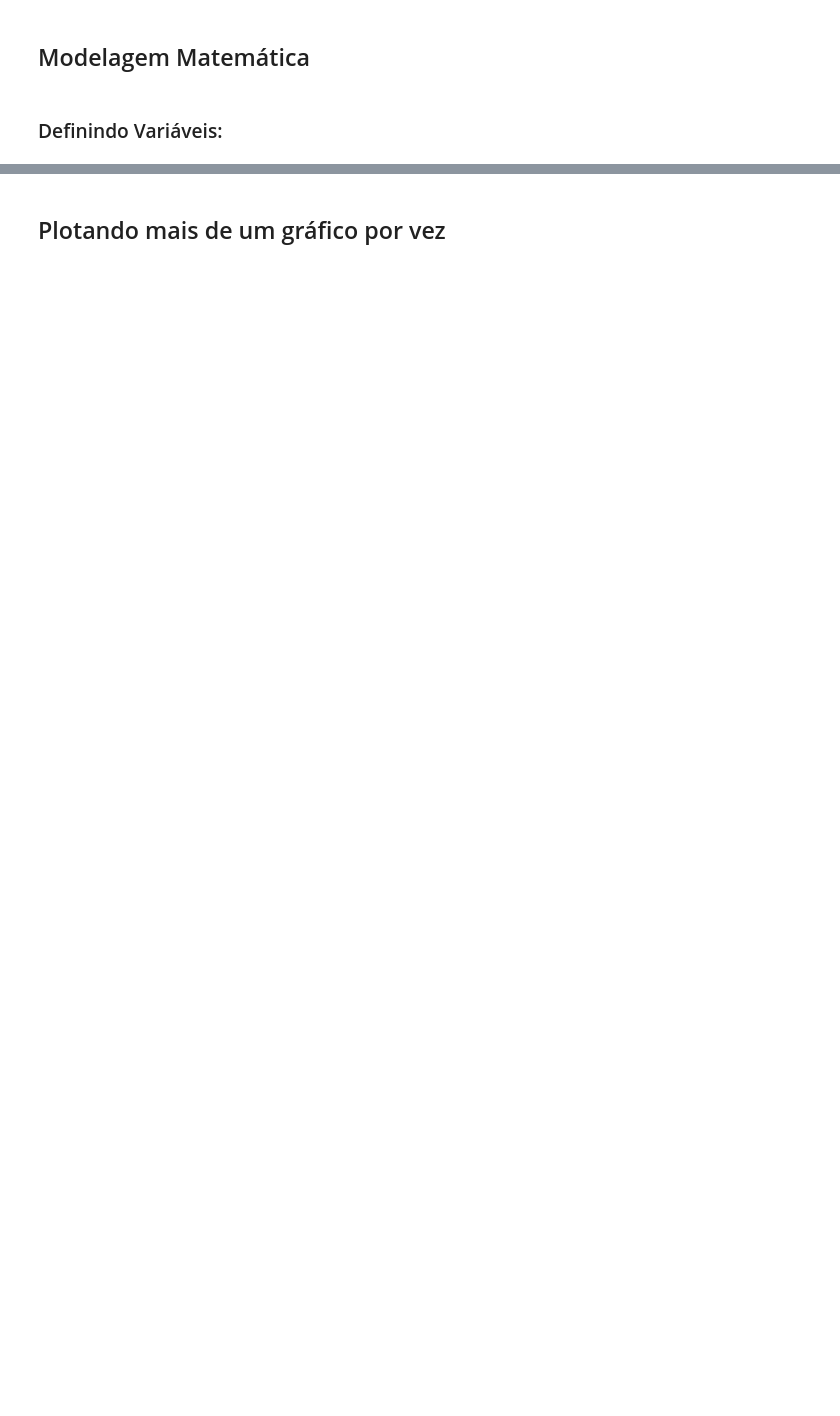
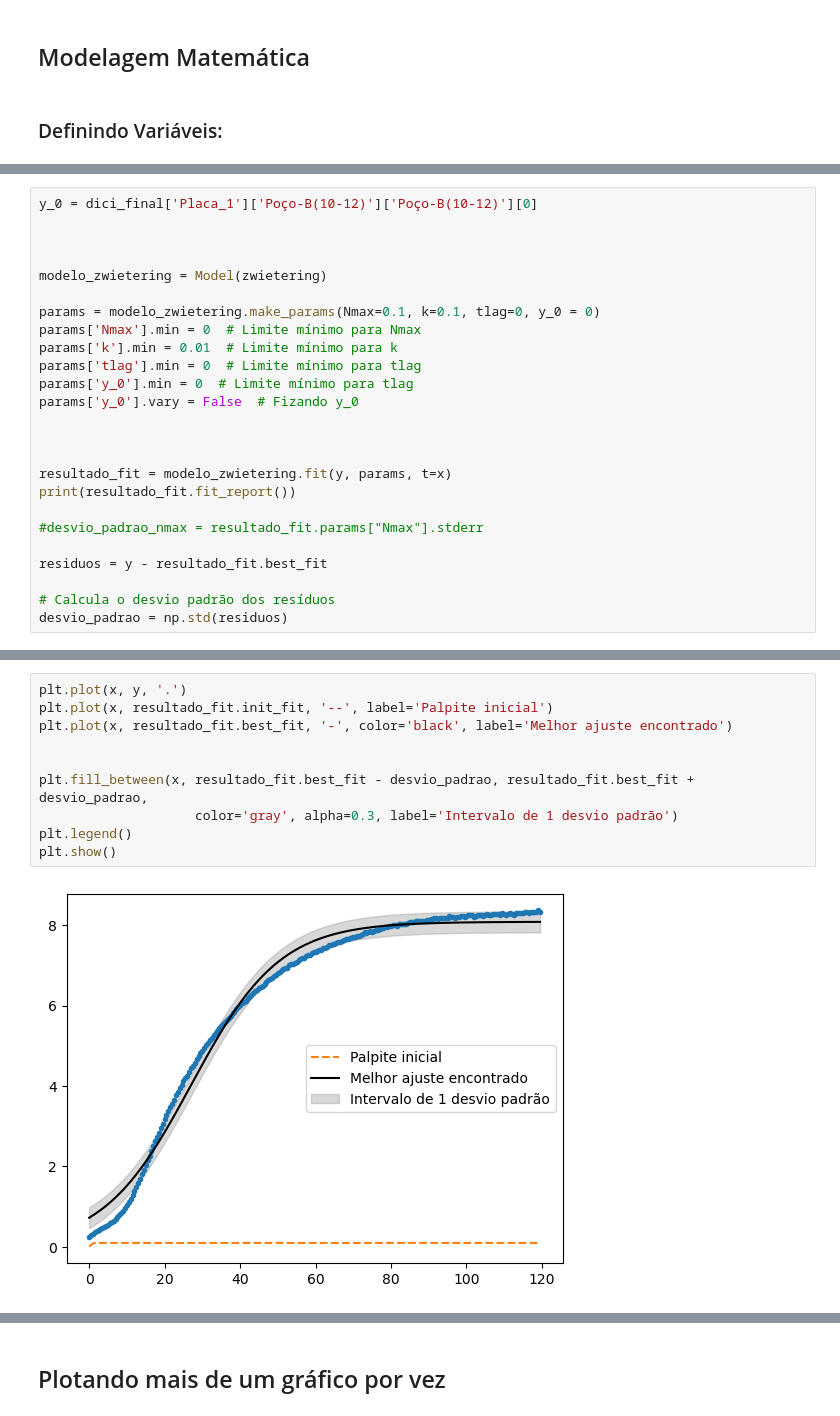
Before and after one commit to BioAssis/BAS, a Jupyter notebook: explorando_dataset.ipynb, the cells around one changed output, grey strips where cells are left out. Drawn from its saved outputs; the diff is of its cells as text; blank space fills up the shorter version.

```diff
--- a/explorando_dataset.ipynb
+++ b/explorando_dataset.ipynb
@@ -337,0 +364,25 @@ plt.show()
+# %%
+y_0 = dici_final['Placa_1']['Poço-B(10-12)']['Poço-B(10-12)'][0]
+
+
+
+modelo_zwietering = Model(zwietering)
+
+params = modelo_zwietering.make_params(Nmax=0.1, k=0.1, tlag=0, y_0 = 0)
+params['Nmax'].min = 0  # Limite mínimo para Nmax
+params['k'].min = 0.01  # Limite mínimo para k
+params['tlag'].min = 0  # Limite mínimo para tlag
+params['y_0'].min = 0  # Limite mínimo para tlag
+params['y_0'].vary = False  # Fizando y_0
+
+
+
+resultado_fit = modelo_zwietering.fit(y, params, t=x)
+print(resultado_fit.fit_report())
+
+#desvio_padrao_nmax = resultado_fit.params["Nmax"].stderr
+
+residuos = y - resultado_fit.best_fit
+
+# Calcula o desvio padrão dos resíduos
+desvio_padrao = np.std(residuos)
@@ -337,0 +407,12 @@ plt.show()
+# %%
+plt.plot(x, y, '.')
+plt.plot(x, resultado_fit.init_fit, '--', label='Palpite inicial')
+plt.plot(x, resultado_fit.best_fit, '-', color='black', label='Melhor ajuste encontrado')
+
+
+plt.fill_between(x, resultado_fit.best_fit - desvio_padrao, resultado_fit.best_fit + desvio_padrao,
+                    color='gray', alpha=0.3, label='Intervalo de 1 desvio padrão')
+plt.legend()
+plt.show()
+# %% [output]
+[figure, added]
```
Also changed, not shown: parts of 56 cells of this notebook, 5 other files.
